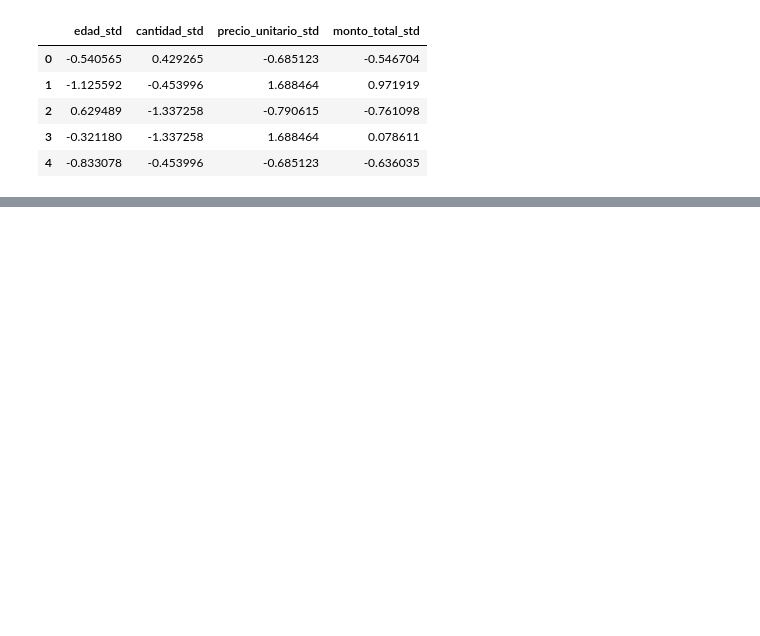
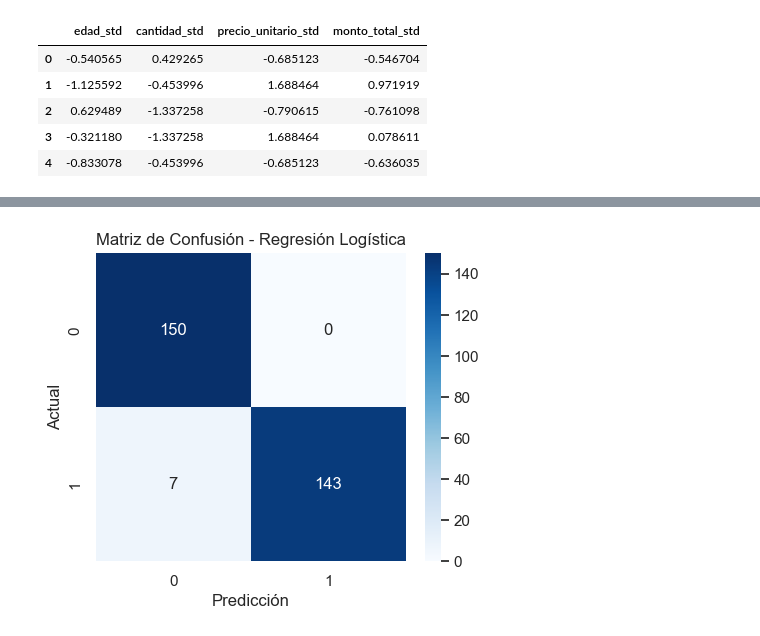
Before and after one commit to BardoArionAranada/Retail_Sales_Project, a Jupyter notebook: 2_Notebooks/2.7_Modelo_Regresion_Logistica/2.7_Modelo_Regresion_Logistica.ipynb, the cells around one changed output, grey strips where cells are left out. Drawn from its saved outputs; the diff is of its cells as text; code cells hidden in the pictures; blank space fills up the shorter version.

```diff
--- a/2_Notebooks/2.7_Modelo_Regresion_Logistica/2.7_Modelo_Regresion_Logistica.ipynb
+++ b/2_Notebooks/2.7_Modelo_Regresion_Logistica/2.7_Modelo_Regresion_Logistica.ipynb
@@ -221,0 +83,5 @@ Este modelo corresponde al segundo algoritmo supervisado solicitado para el proy
+# %%
+X = df[["edad_std", "cantidad_std", "precio_unitario_std"]]
+y = df["HighSpender"]
+
+X.head(), y.head()
@@ -221,0 +110,6 @@ Este modelo corresponde al segundo algoritmo supervisado solicitado para el proy
+# %%
+X_train, X_test, y_train, y_test = train_test_split(
+    X, y, test_size=0.3, random_state=42, stratify=y
+)
+
+X_train.shape, X_test.shape
@@ -221,0 +123,3 @@ Este modelo corresponde al segundo algoritmo supervisado solicitado para el proy
+# %%
+modelo_log = LogisticRegression(max_iter=1000)
+modelo_log.fit(X_train, y_train)
@@ -221,0 +139,10 @@ Este modelo corresponde al segundo algoritmo supervisado solicitado para el proy
+# %%
+y_pred = modelo_log.predict(X_test)
+
+print("Accuracy:", accuracy_score(y_test, y_pred))
+print("Precision:", precision_score(y_test, y_pred))
+print("Recall:", recall_score(y_test, y_pred))
+print("F1 Score:", f1_score(y_test, y_pred))
+
+print("\nClassification Report:\n")
+print(classification_report(y_test, y_pred))
@@ -221,0 +176,11 @@ Este modelo corresponde al segundo algoritmo supervisado solicitado para el proy
+# %%
+mat = confusion_matrix(y_test, y_pred)
+
+plt.figure(figsize=(5,4))
+sns.heatmap(mat, annot=True, cmap="Blues", fmt="d")
+plt.title("Matriz de Confusión - Regresión Logística")
+plt.xlabel("Predicción")
+plt.ylabel("Actual")
+plt.show()
+# %% [output]
+[figure, added]
```
Also changed, not shown: parts of 42 cells of this notebook, 7 other files.
